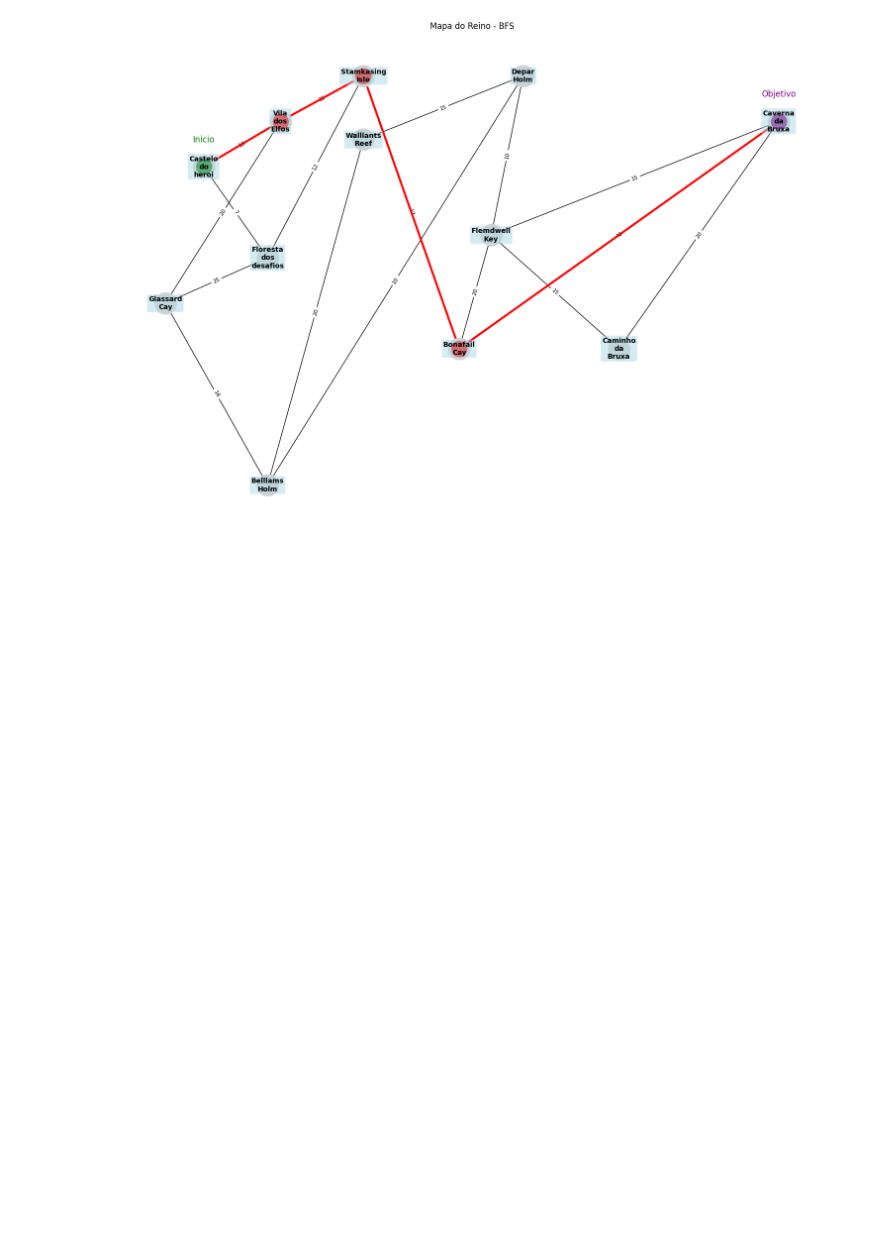
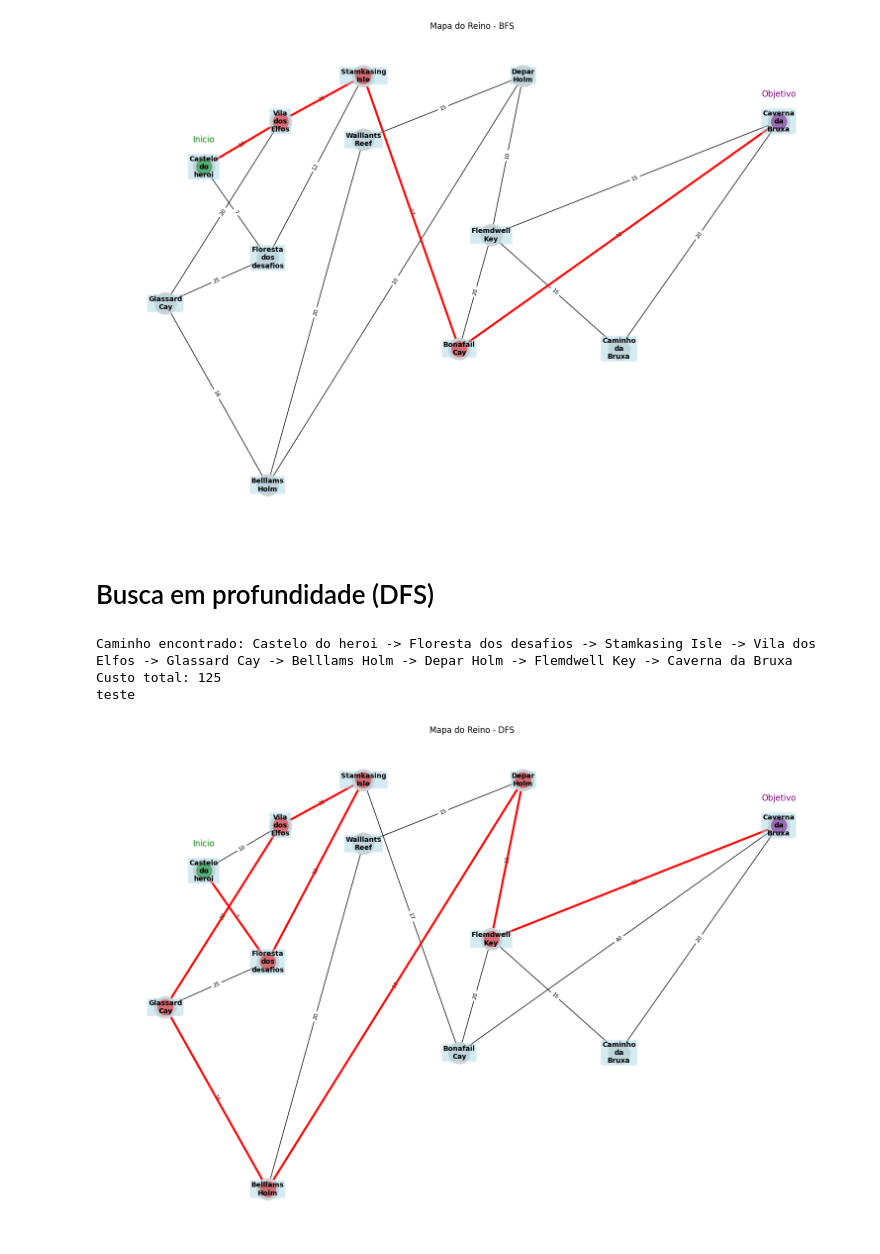
Before and after one commit to LeonardoRaiz/FATEC, a Jupyter notebook: Aulas/IA/2025-2/Aula 02/Aula 02.ipynb, the cells around one changed output. Cells and saved outputs as stored; diff of their text form; code cells hidden in the pictures; blank space fills up the shorter version.

```diff
--- a/Aulas/IA/2025-2/Aula 02/Aula 02.ipynb
+++ b/Aulas/IA/2025-2/Aula 02/Aula 02.ipynb
@@ -136,3 +136,42 @@ Caminho encontrado: Castelo do heroi -> Vila dos Elfos -> Stamkasing Isle -> Bon
 Custo total: 102
 teste
 [figure]
+# %% [markdown]
+# Busca em profundidade (DFS)
+# %%
+def dfs_game(grafo, inicio, objetivo):
+    visitados = set()
+    pilha = ([(inicio, [inicio], 0)])
+
+    while pilha:
+        no_atual, caminho, custo_total = pilha.pop()
+
+        if no_atual == objetivo:
+            return caminho, custo_total
+
+        if no_atual not in visitados:
+            visitados.add(no_atual)
+            for vizinho in grafo[no_atual]:
+                if vizinho not in visitados:
+                    novo_custo = custo_total + grafo[no_atual][vizinho]['weight']
+                    novo_caminho = list(caminho)
+                    novo_caminho.append(vizinho)
+                    pilha.append((vizinho, novo_caminho, novo_custo))
+    return None
+# %%
+inicio_heroi = "Castelo do heroi"
+objetivo_heroi = "Caverna da Bruxa"
+
+caminho_dfs, custo_dfs = dfs_game(G_game, inicio_heroi, objetivo_heroi)
+
+if caminho_dfs:
+    print(f"Caminho encontrado: {' -> '.join(caminho_dfs)}")
+    print(f"Custo total: {custo_dfs}")
+    plot_mapa(G_game, caminho_dfs, titulo='Mapa do Reino - DFS')
+else:
+    print("Deu errado!")
+# %% [output]
+Caminho encontrado: Castelo do heroi -> Floresta dos desafios -> Stamkasing Isle -> Vila dos Elfos -> Glassard Cay -> Belllams Holm -> Depar Holm -> Flemdwell Key -> Caverna da Bruxa
+Custo total: 125
+teste
+[figure, added]
```
Also changed, not shown: parts of 4 cells of this notebook, 1 other file.
